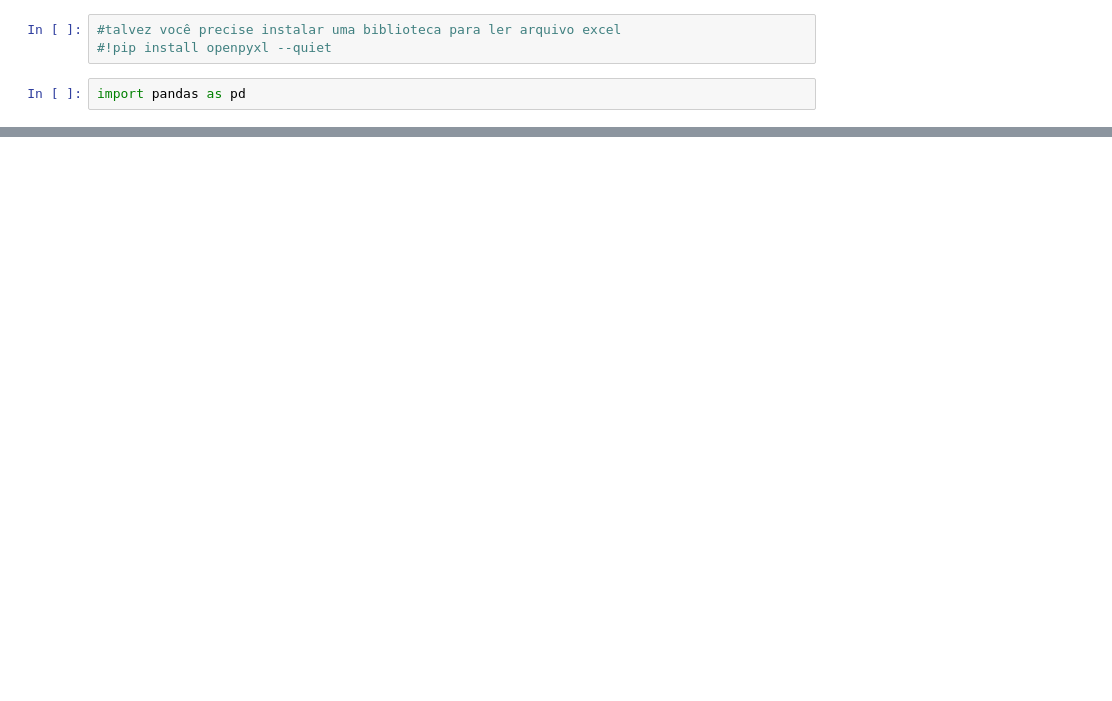
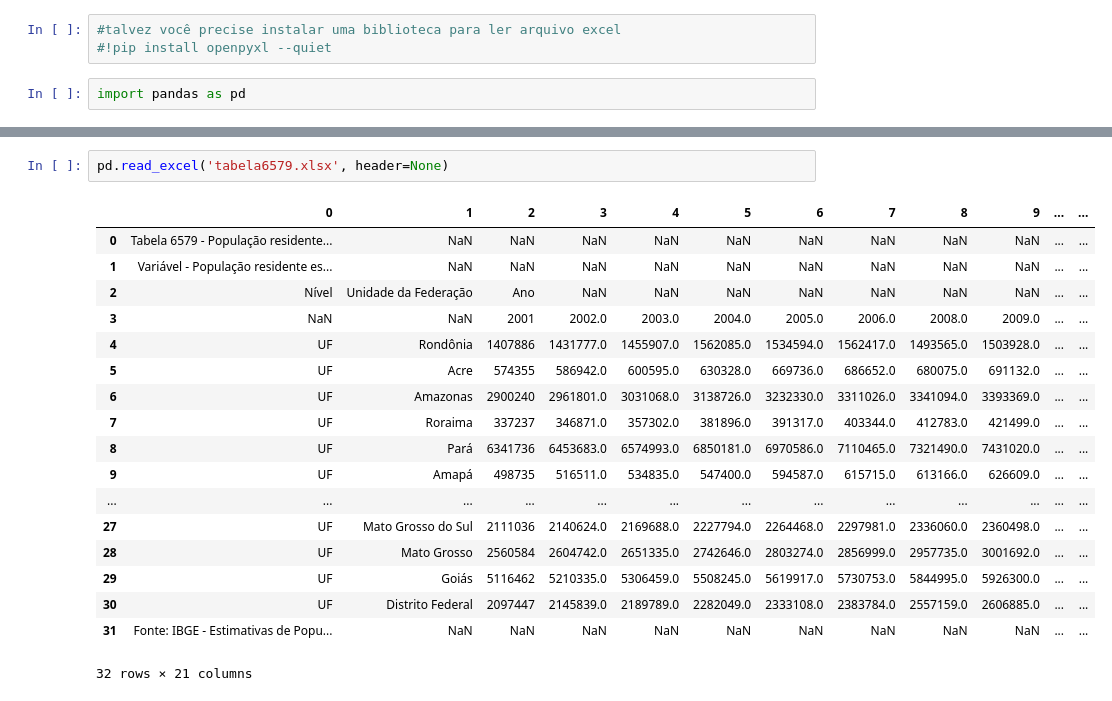
Before and after one commit to liliancsm/education-master, a Jupyter notebook: bootcamp/day 08/notebook_aula/ffill.ipynb, the cells around one changed output, grey strips where cells are left out. Cells and saved outputs as stored; diff of their text form; blank space fills up the shorter version.

```diff
--- a/bootcamp/day 08/notebook_aula/ffill.ipynb
+++ b/bootcamp/day 08/notebook_aula/ffill.ipynb
@@ -25,0 +198,21 @@ tabela6579
+# %%
+pd.read_excel('tabela6579.xlsx', header=None)
+# %% [output]
+|  | 0 | 1 | 2 | 3 | 4 | 5 | 6 | 7 | 8 | 9 | ... | ... |
+| 0 | Tabela 6579 - População residente... | NaN | NaN | NaN | NaN | NaN | NaN | NaN | NaN | NaN | ... | ... |
+| 1 | Variável - População residente es... | NaN | NaN | NaN | NaN | NaN | NaN | NaN | NaN | NaN | ... | ... |
+| 2 | Nível | Unidade da Federação | Ano | NaN | NaN | NaN | NaN | NaN | NaN | NaN | ... | ... |
+| 3 | NaN | NaN | 2001 | 2002.0 | 2003.0 | 2004.0 | 2005.0 | 2006.0 | 2008.0 | 2009.0 | ... | ... |
+| 4 | UF | Rondônia | 1407886 | 1431777.0 | 1455907.0 | 1562085.0 | 1534594.0 | 1562417.0 | 1493565.0 | 1503928.0 | ... | ... |
+| 5 | UF | Acre | 574355 | 586942.0 | 600595.0 | 630328.0 | 669736.0 | 686652.0 | 680075.0 | 691132.0 | ... | ... |
+| 6 | UF | Amazonas | 2900240 | 2961801.0 | 3031068.0 | 3138726.0 | 3232330.0 | 3311026.0 | 3341094.0 | 3393369.0 | ... | ... |
+| 7 | UF | Roraima | 337237 | 346871.0 | 357302.0 | 381896.0 | 391317.0 | 403344.0 | 412783.0 | 421499.0 | ... | ... |
+| 8 | UF | Pará | 6341736 | 6453683.0 | 6574993.0 | 6850181.0 | 6970586.0 | 7110465.0 | 7321490.0 | 7431020.0 | ... | ... |
+| 9 | UF | Amapá | 498735 | 516511.0 | 534835.0 | 547400.0 | 594587.0 | 615715.0 | 613166.0 | 626609.0 | ... | ... |
+| ... | ... | ... | ... | ... | ... | ... | ... | ... | ... | ... | ... | ... |
+| 27 | UF | Mato Grosso do Sul | 2111036 | 2140624.0 | 2169688.0 | 2227794.0 | 2264468.0 | 2297981.0 | 2336060.0 | 2360498.0 | ... | ... |
+| 28 | UF | Mato Grosso | 2560584 | 2604742.0 | 2651335.0 | 2742646.0 | 2803274.0 | 2856999.0 | 2957735.0 | 3001692.0 | ... | ... |
+| 29 | UF | Goiás | 5116462 | 5210335.0 | 5306459.0 | 5508245.0 | 5619917.0 | 5730753.0 | 5844995.0 | 5926300.0 | ... | ... |
+| 30 | UF | Distrito Federal | 2097447 | 2145839.0 | 2189789.0 | 2282049.0 | 2333108.0 | 2383784.0 | 2557159.0 | 2606885.0 | ... | ... |
+| 31 | Fonte: IBGE - Estimativas de Popu... | NaN | NaN | NaN | NaN | NaN | NaN | NaN | NaN | NaN | ... | ... |
+32 rows × 21 columns
```
Also changed, not shown: parts of 11 cells of this notebook.
